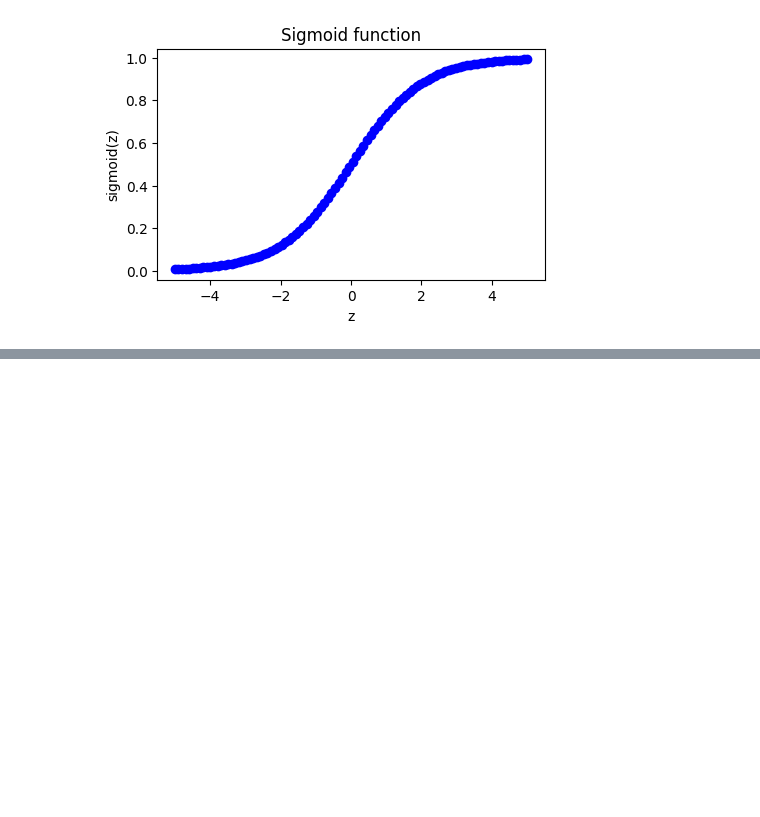
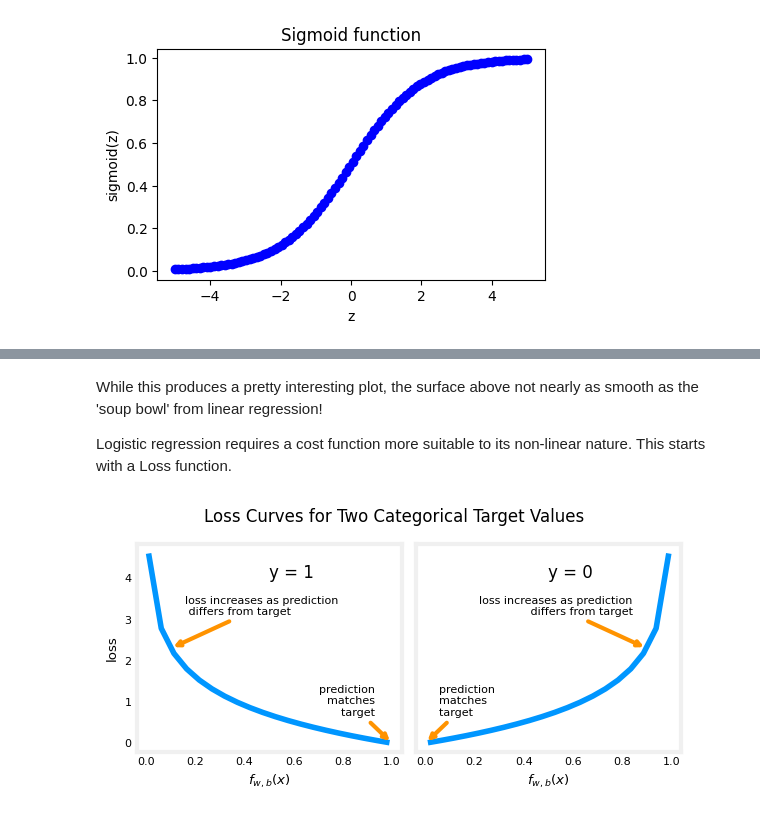
Before and after one commit to KumaarBalbir/py101, a Jupyter notebook: ml/supervised-classification.ipynb, the cells around one changed output, grey strips where cells are left out. Saved outputs shown, nothing was run; the diff lists cells and outputs as text; code cells hidden in the pictures; blank space fills up the shorter version.

```diff
--- a/ml/supervised-classification.ipynb
+++ b/ml/supervised-classification.ipynb
@@ -100,0 +140,8 @@ Text(0.5, 0, 'z')
+# %% [markdown]
+While this produces a pretty interesting plot, the surface above not nearly as smooth as the 'soup bowl' from linear regression!
+
+Logistic regression requires a cost function more suitable to its non-linear nature. This starts with a Loss function.
+# %%
+plt_two_logistic_loss_curves()
+# %% [output]
+[figure, added]
```
Also changed, not shown: parts of 9 cells of this notebook.
